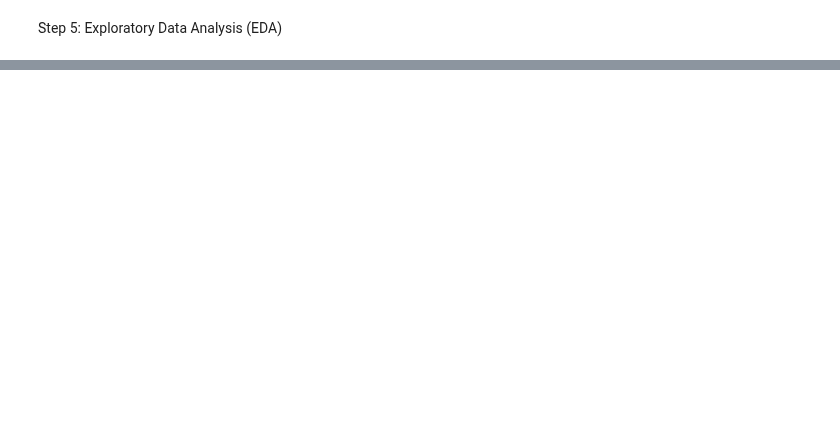
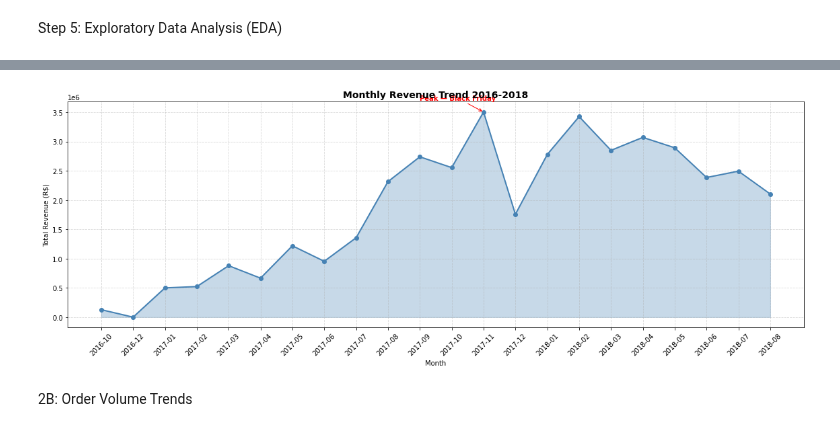
Before and after one commit to BangariSoni/LogicMojo-AI-ML-March26-SOBANGA, a Jupyter notebook: python_project_aiml_logicmojo/python_project_aiml_logicmojo_dataset/project_implementation.ipynb, the cells around one changed output, grey strips where cells are left out. Cells and saved outputs as stored; diff of their text form; code cells hidden in the pictures; blank space fills up the shorter version.

```diff
--- a/python_project_aiml_logicmojo/python_project_aiml_logicmojo_dataset/project_implementation.ipynb
+++ b/python_project_aiml_logicmojo/python_project_aiml_logicmojo_dataset/project_implementation.ipynb
@@ -1039,0 +1229,7 @@ Step 5: Exploratory Data Analysis (EDA)
+# %%
+# Extract year-month from order_purchase_timestamp
+master["order_month"] = master["order_purchase_timestamp"].dt.to_period("M")
+# Monthly revenue
+monthly_revenue = master.groupby("order_month")["total_order_value"].sum().reset_index()
+monthly_revenue.columns = ["month", "revenue"]
+print("Monthly Revenue:\n", monthly_revenue)
@@ -1039,0 +1254,31 @@ Step 5: Exploratory Data Analysis (EDA)
+# %%
+#Visualization of analysis of monthly revenue trends
+fig, ax = plt.subplots(figsize=(16, 6))
+# Convert period to string for plotting
+monthly_revenue["month_str"] = monthly_revenue["month"].astype(str)
+ax.plot(monthly_revenue["month_str"],
+        monthly_revenue["revenue"],
+        marker="o", linewidth=2, color="steelblue")
+
+ax.fill_between(monthly_revenue["month_str"],
+                monthly_revenue["revenue"],
+                alpha=0.3, color="steelblue")
+# Highlight peak month
+peak_idx = monthly_revenue["revenue"].idxmax()
+ax.annotate("Peak — Black Friday",
+            xy=(peak_idx, monthly_revenue["revenue"][peak_idx]),
+            xytext=(peak_idx - 2, monthly_revenue["revenue"][peak_idx] + 200000),
+            arrowprops=dict(arrowstyle="->", color="red"),
+            color="red", fontweight="bold")
+ax.set_title("Monthly Revenue Trend 2016-2018",
+             fontsize=14, fontweight="bold")
+ax.set_xlabel("Month")
+ax.set_ylabel("Total Revenue (R$)")
+ax.tick_params(axis="x", rotation=45)
+plt.tight_layout()
+plt.grid(True, linestyle="--", alpha=0.5)
+plt.show()
+# %% [output]
+[figure, added]
+# %% [markdown]
+2B: Order Volume Trends
```
Also changed, not shown: parts of 52 cells of this notebook.
